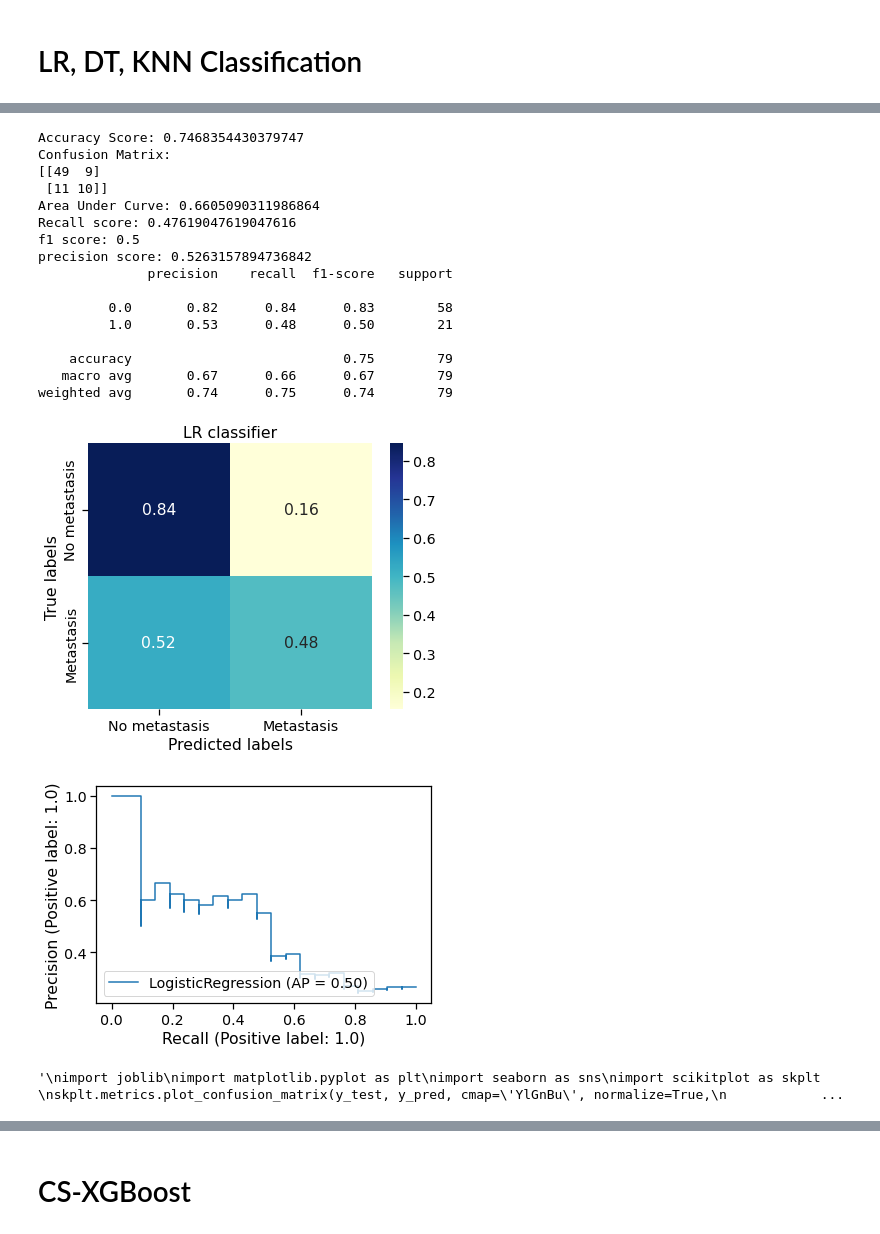
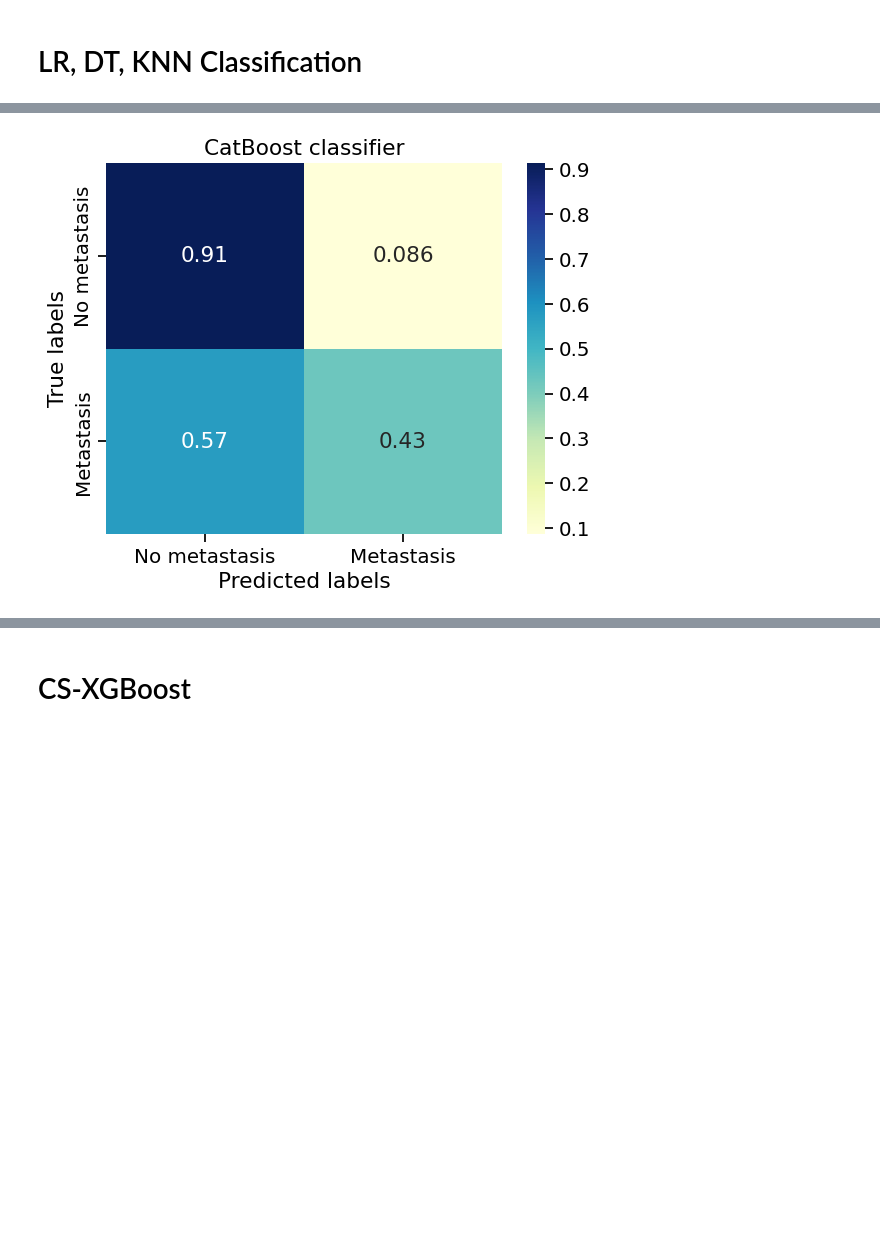
Before and after one commit to IkramMaouche/Breast-Cancer-Metastasis-Prediction, a Jupyter notebook: Breast_Cancer_Metastasis_Prediction_using_CS_CatBoot_and_LIME.ipynb, the cells around one changed output, grey strips where cells are left out. Drawn from its saved outputs; the diff is of its cells as text; code cells hidden in the pictures; blank space fills up the shorter version.

```diff
--- a/Breast_Cancer_Metastasis_Prediction_using_CS_CatBoot_and_LIME.ipynb
+++ b/Breast_Cancer_Metastasis_Prediction_using_CS_CatBoot_and_LIME.ipynb
@@ -507,0 +651,5 @@ pip install scikit-plot
+# %%
+X_train = pd.read_csv("X_train_FS.csv")
+y_train = pd.read_csv("y_train_FS.csv")
+X_test  = pd.read_csv("X_test_FS.csv")
+y_test  = pd.read_csv("y_test_FS.csv")
@@ -508,63 +800,24 @@ pip install scikit-plot
 # %%
-import numpy as np
-import pandas as pd
-import os
-import seaborn as sns
-import matplotlib.pyplot as plt
-from sklearn.linear_model import LogisticRegression
-
-from sklearn.model_selection import StratifiedKFold,cross_val_score
-from sklearn.metrics import accuracy_score, recall_score, precision_score, confusion_matrix,classification_report,f1_score
-import joblib
-
-
-bcclf3 = LogisticRegression()
-bcclf3.fit(X_train,y_train)
-y_pred = bcclf3.predict(X_test)
-
-#joblib.dump(bcclf3, 'LR"1".pkl'.format("w"), compress = 1)
-
-print(f'Accuracy Score: {accuracy_score(y_test,y_pred)}')
-print(f'Recall score: {recall_score(y_test,y_pred)}')
-print(f'precision score: {precision_score(y_test,y_pred)}')
-print(f'f1 score: {f1_score(y_test,y_pred)}')
-print(classification_report(y_test,y_pred))
-print('\n\n')
+# load the model
+loaded_model = joblib.load(open('CatBoost.pkl', 'rb'))
+y_pred = loaded_model.predict(X_test)
 
 
 sns.set_context("notebook", font_scale=1.3)
 disp = confusion_matrix(y_test, y_pred, normalize='true')
 
 plt.figure(figsize = (6,5))
 ax = sns.heatmap(disp, annot=True, fmt='.2g', cmap='YlGnBu', cbar='False')#, display_labels=['No metastasis', 'Metastasis'] );  #annot=True to annotate cells, ftm='g' to disable scientific notation
 
 # labels, title and ticks
-ax.set_title('LR classifier')
+ax.set_title('CatBoost classifier')
 ax.set_xlabel('Predicted labels')
 ax.set_ylabel('True labels')
 ax.xaxis.set_ticklabels(['No metastasis', 'Metastasis'])
 ax.yaxis.set_ticklabels(['No metastasis', 'Metastasis'])
+plt.tight_layout()
 
-plt.tight_layout()
-plt.savefig("LR.pdf",dpi=1200)
+plt.savefig("CatBoost.pdf",dpi=1200)
 plt.show()
 # %% [output]
-Accuracy Score: 0.7468354430379747
-Confusion Matrix:
-[[49  9]
- [11 10]]
-Area Under Curve: 0.6605090311986864
-Recall score: 0.47619047619047616
-f1 score: 0.5
-precision score: 0.5263157894736842
-              precision    recall  f1-score   support
-
-         0.0       0.82      0.84      0.83        58
-         1.0       0.53      0.48      0.50        21
-
-    accuracy                           0.75        79
-   macro avg       0.67      0.66      0.67        79
-weighted avg       0.74      0.75      0.74        79
-[figure, old version]
+[figure, new version]
-[figure, removed]
-'\nimport joblib\nimport matplotlib.pyplot as plt\nimport seaborn as sns\nimport scikitplot as skplt \nskplt.metrics.plot_confusion_matrix(y_test, y_pred, cmap=\'YlGnBu\', normalize=True,\n            ...
```
Also changed, not shown: parts of 83 cells of this notebook.
